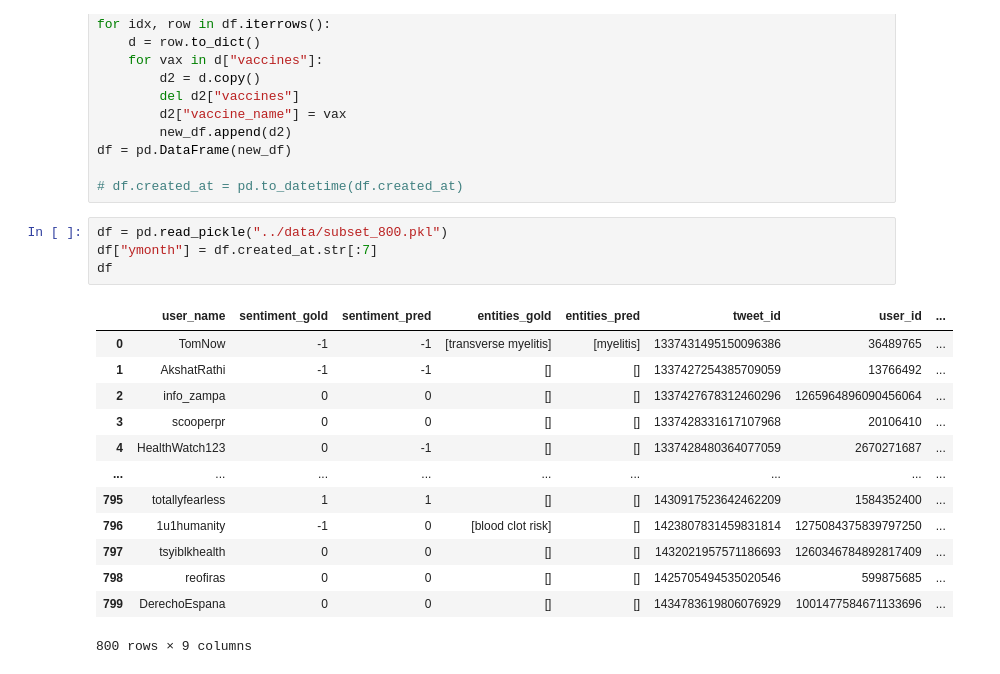
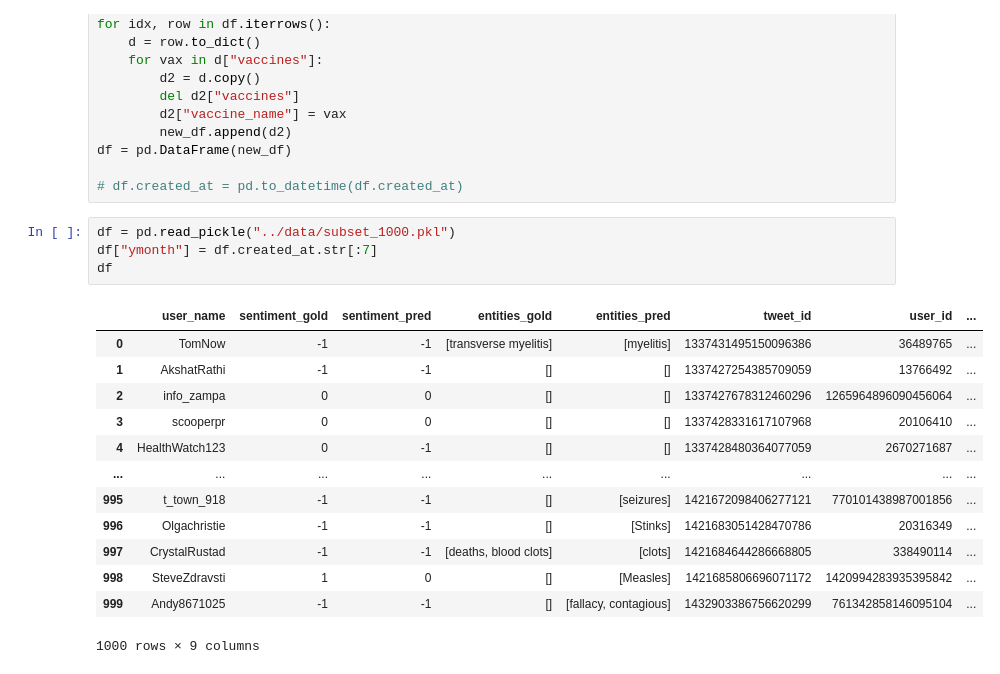
Before and after one commit to AilabUdineGit/covid-vaccines-tools, a Jupyter notebook: plots/PLOT_sentiment.ipynb, the cells around one changed output. Cells and saved outputs as stored; diff of their text form.

```diff
--- a/plots/PLOT_sentiment.ipynb
+++ b/plots/PLOT_sentiment.ipynb
@@ -25,23 +25,23 @@ df = pd.DataFrame(new_df)
 
 # df.created_at = pd.to_datetime(df.created_at)
 # %%
-df = pd.read_pickle("../data/subset_800.pkl")
+df = pd.read_pickle("../data/subset_1000.pkl")
 df["ymonth"] = df.created_at.str[:7]
 df
 # %% [output]
 |  | user_name | sentiment_gold | sentiment_pred | entities_gold | entities_pred | tweet_id | user_id | ... |
 | 0 | TomNow | -1 | -1 | [transverse myelitis] | [myelitis] | 1337431495150096386 | 36489765 | ... |
 | 1 | AkshatRathi | -1 | -1 | [] | [] | 1337427254385709059 | 13766492 | ... |
 | 2 | info_zampa | 0 | 0 | [] | [] | 1337427678312460296 | 1265964896090456064 | ... |
 | 3 | scooperpr | 0 | 0 | [] | [] | 1337428331617107968 | 20106410 | ... |
 | 4 | HealthWatch123 | 0 | -1 | [] | [] | 1337428480364077059 | 2670271687 | ... |
 | ... | ... | ... | ... | ... | ... | ... | ... | ... |
-| 795 | totallyfearless | 1 | 1 | [] | [] | 1430917523642462209 | 1584352400 | ... |
-| 796 | 1u1humanity | -1 | 0 | [blood clot risk] | [] | 1423807831459831814 | 1275084375839797250 | ... |
-| 797 | tsyiblkhealth | 0 | 0 | [] | [] | 1432021957571186693 | 1260346784892817409 | ... |
-| 798 | reofiras | 0 | 0 | [] | [] | 1425705494535020546 | 599875685 | ... |
-| 799 | DerechoEspana | 0 | 0 | [] | [] | 1434783619806076929 | 1001477584671133696 | ... |
+| 995 | t_town_918 | -1 | -1 | [] | [seizures] | 1421672098406277121 | 770101438987001856 | ... |
+| 996 | Olgachristie | -1 | -1 | [] | [Stinks] | 1421683051428470786 | 20316349 | ... |
+| 997 | CrystalRustad | -1 | -1 | [deaths, blood clots] | [clots] | 1421684644286668805 | 338490114 | ... |
+| 998 | SteveZdravsti | 1 | 0 | [] | [Measles] | 1421685806696071172 | 1420994283935395842 | ... |
+| 999 | Andy8671025 | -1 | -1 | [] | [fallacy, contagious] | 1432903386756620299 | 761342858146095104 | ... |
-800 rows × 9 columns
+1000 rows × 9 columns
 # %%
 plt.rcParams.update({'font.size': 30})
 plt.rcParams['axes.ymargin'] = 0.003
```
Also changed, not shown: parts of 2 cells of this notebook, 3 other files.
